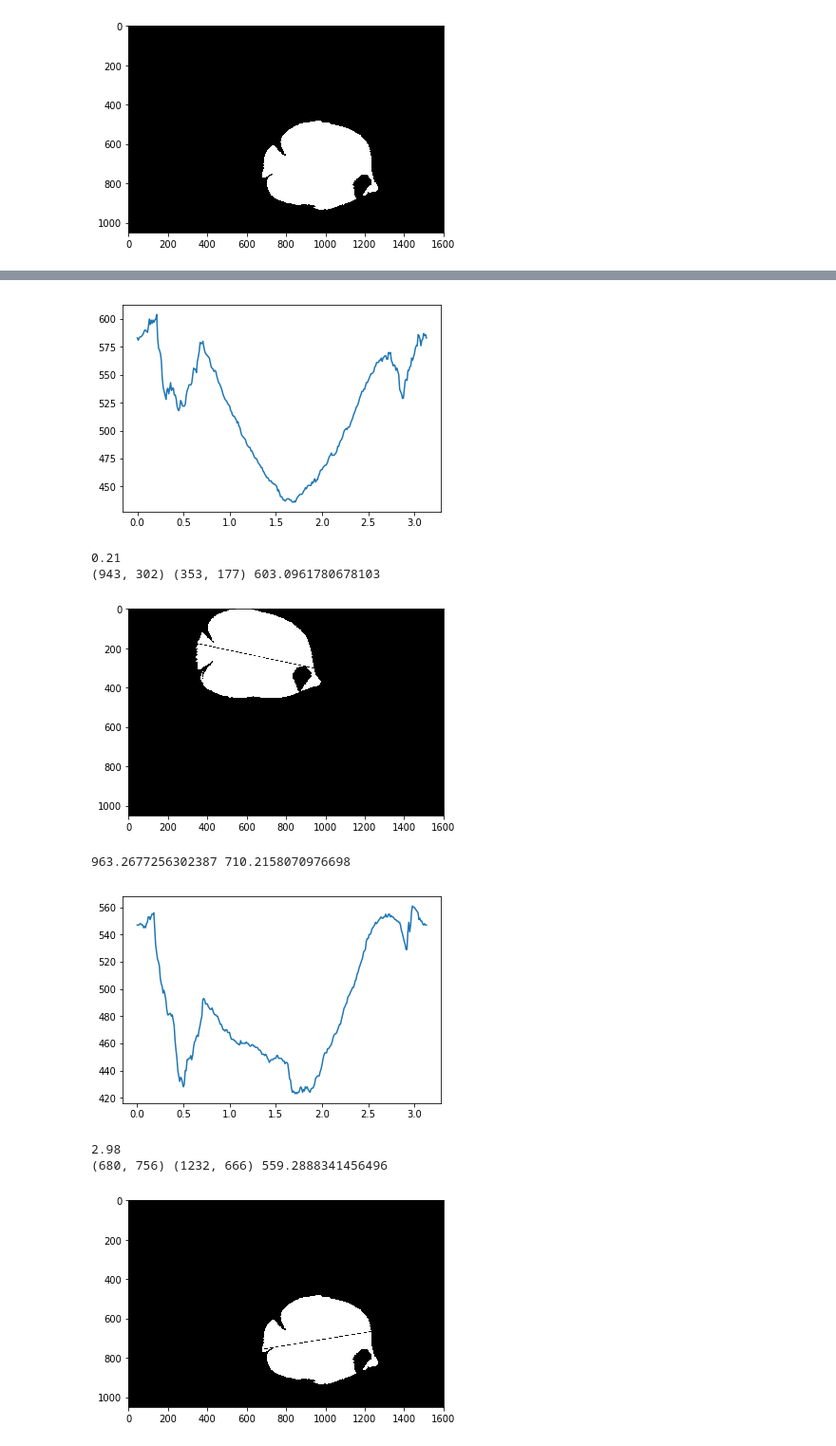
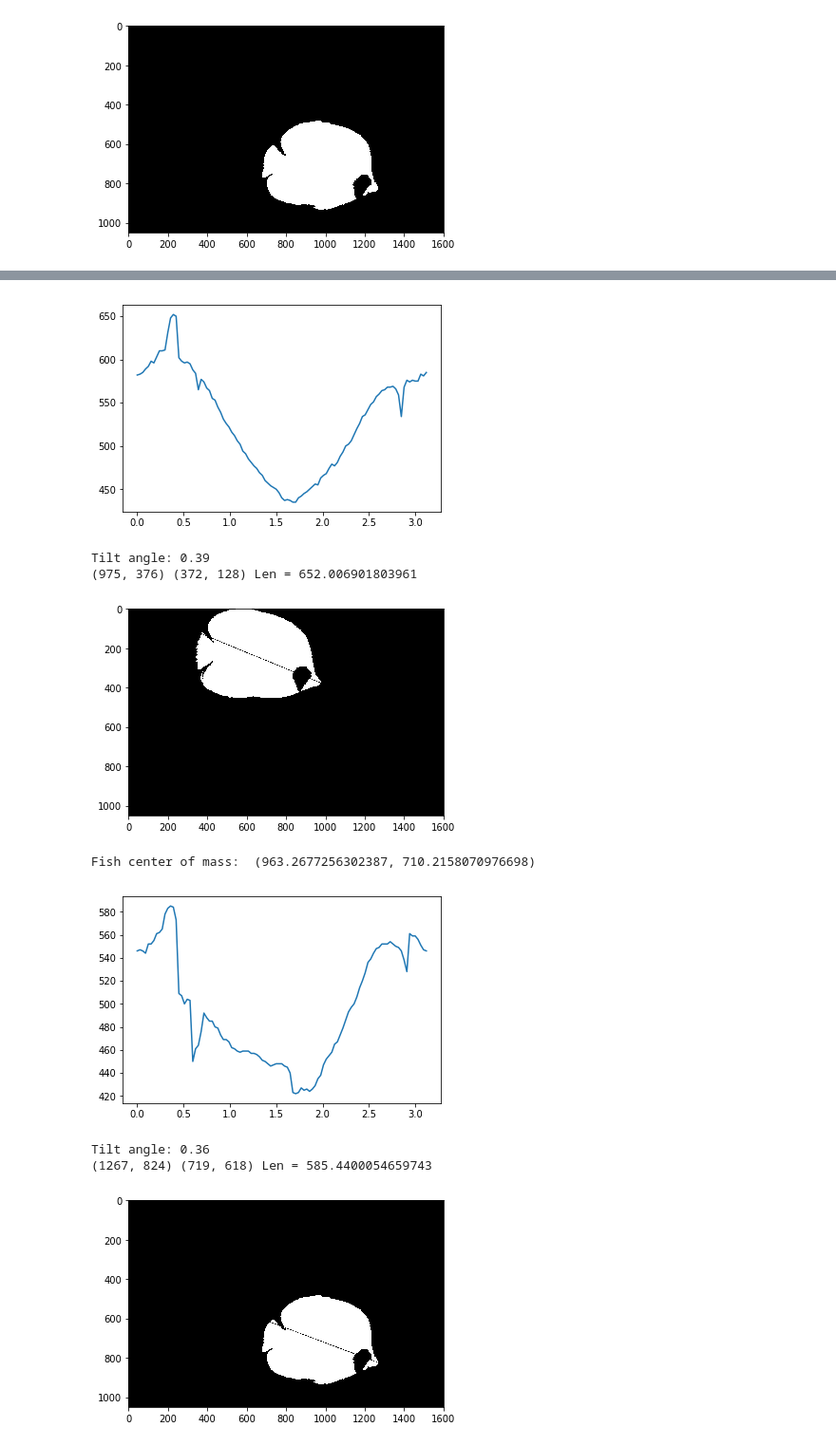
Before and after one commit to str-anger/practical-ai, a Jupyter notebook: 3/classic/lecture-example.ipynb, the cells around one changed output, grey strips where cells are left out. Shown: that part at 95% size. Saved outputs shown, nothing was run; the diff lists cells and outputs as text; code cells hidden in the pictures.

Commit message:
Longest fish

```diff
--- a/3/classic/lecture-example.ipynb
+++ b/3/classic/lecture-example.ipynb
@@ -45,6 +45,7 @@ for c in range(n):
 # %%
 import math, operator
 for fish in fishes:
+    # compute center of mass
     X, Y, C = 0, 0, 0
     for x in range(fish.shape[1]):
         for y in range(fish.shape[0]):
@@ -54,31 +55,35 @@ for fish in fishes:
                 C += 1
     X /= C
     Y /= C
-    print(X, Y)
+    print("Fish center of mass: ", (X, Y))
     M = max(*fish.shape)
+
     angles = {}
-    for a in range(0, 314):
+    for a in range(0, 314, 3):
         alpha = a / 100
-        C = 0
-        for d in range(-M, M):
+        c_neg, c_pos = 0, 0
+        for d in range(-M, M+1):
             x, y = int(X + d * math.cos(alpha)), int(Y + d * math.sin(alpha))
             if 0 <= x < fish.shape[1] and 0 <= y < fish.shape[0] and fish[y,x]:
-                C += 1
-        angles[alpha] = C
+                if d < 0:
+                    c_neg = max(-d, c_neg)
+                else:
+                    c_pos = d
+        angles[alpha] = c_neg + c_pos
     plt.plot(angles.keys(), angles.values())
     plt.show()
-    max_key = max(angles.items(), key=operator.itemgetter(1))[0]
-    print(max_key)
+    max_angle = max(angles.items(), key=operator.itemgetter(1))[0]
+    print("Tilt angle:", max_angle)
     far1, far2 = (X, Y), (X, Y)
     for d in range(0, M):
-        x, y = int(X + d * math.cos(max_key)), int(Y + d * math.sin(max_key))
+        x, y = int(X + d * math.cos(max_angle)), int(Y + d * math.sin(max_angle))
         if 0 <= x < fish.shape[1] and 0 <= y < fish.shape[0] and fish[y,x]:
             far1 = (x, y)
-        x, y = int(X - d * math.cos(max_key)), int(Y - d * math.sin(max_key))
+        x, y = int(X - d * math.cos(max_angle)), int(Y - d * math.sin(max_angle))
         if 0 <= x < fish.shape[1] and 0 <= y < fish.shape[0] and fish[y,x]:
             far2 = (x, y)
-    print(far1, far2, ((far1[0] - far2[0])**2 + (far1[1] - far2[1])**2)**0.5)
-    fish = cv2.line(fish, far1, far2, 0.5, 2)
-    plt.imshow(fish, cmap="gray")
+    print(far1, far2, "Len =", ((far1[0] - far2[0])**2 + (far1[1] - far2[1])**2)**0.5)
+    cv2.line(fish, far1, far2, 0.5, 2)
+    plt.imshow(fish, cmap="gray", vmin=0, vmax=2)
     plt.show()
 # %% [output]
@@ -86,9 +91,9 @@ for fish in fishes:
-[figure, old version]
+[figure, new version]
-0.21
-(943, 302) (353, 177) 603.0961780678103
+Tilt angle: 0.39
+(975, 376) (372, 128) Len = 652.006901803961
-[figure, old version]
+[figure, new version]
-963.2677256302387 710.2158070976698
+Fish center of mass:  (963.2677256302387, 710.2158070976698)
-[figure, old version]
+[figure, new version]
-2.98
-(680, 756) (1232, 666) 559.2888341456496
+Tilt angle: 0.36
+(1267, 824) (719, 618) Len = 585.4400054659743
-[figure, old version]
+[figure, new version]
```
Also changed, not shown: parts of 1 cell of this notebook.
